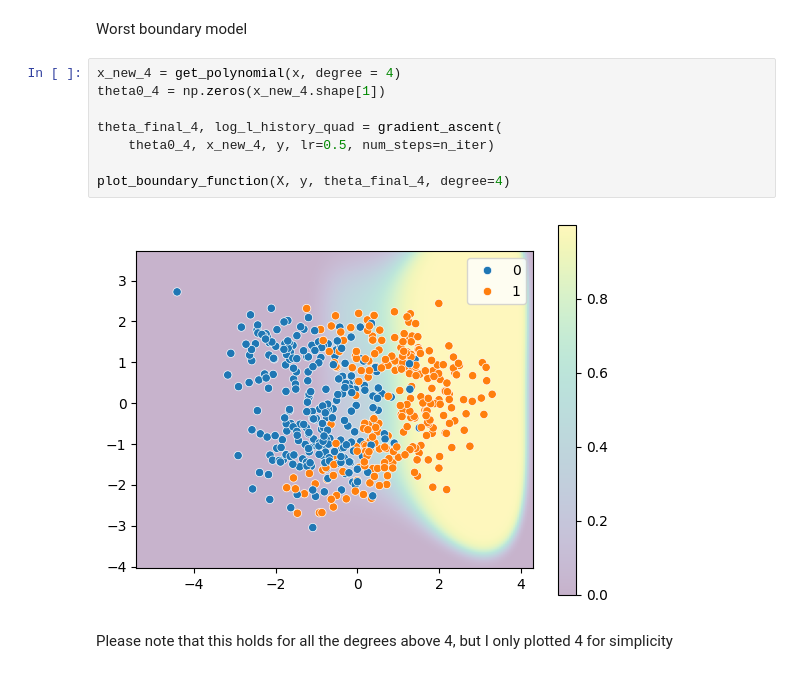
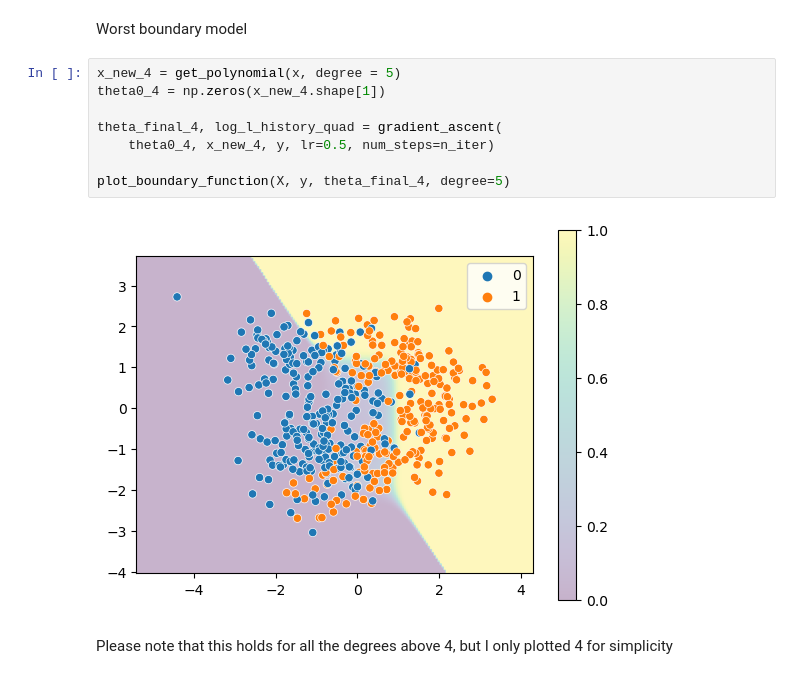
Before and after one commit to Ykanj/FDS-HW-2, a Jupyter notebook: HW2.ipynb, the cells around one changed output. Saved outputs shown, nothing was run; the diff lists cells and outputs as text.

```diff
--- a/HW2.ipynb
+++ b/HW2.ipynb
@@ -1040,15 +1036,15 @@ Plot the best and the worst decision boundaries.
 # %% [markdown]
 Worst boundary model
 # %%
-x_new_4 = get_polynomial(x, degree = 4)
+x_new_4 = get_polynomial(x, degree = 5)
 theta0_4 = np.zeros(x_new_4.shape[1])
 
 theta_final_4, log_l_history_quad = gradient_ascent(
     theta0_4, x_new_4, y, lr=0.5, num_steps=n_iter)
 
-plot_boundary_function(X, y, theta_final_4, degree=4)
+plot_boundary_function(X, y, theta_final_4, degree=5)
 # %% [output]
-[figure, old version]
+[figure, new version]
 # %% [markdown]
 Please note that this holds for all the degrees above 4, but I only plotted 4 for simplicity
 # %% [markdown]
```
Also changed, not shown: parts of 24 cells of this notebook.
